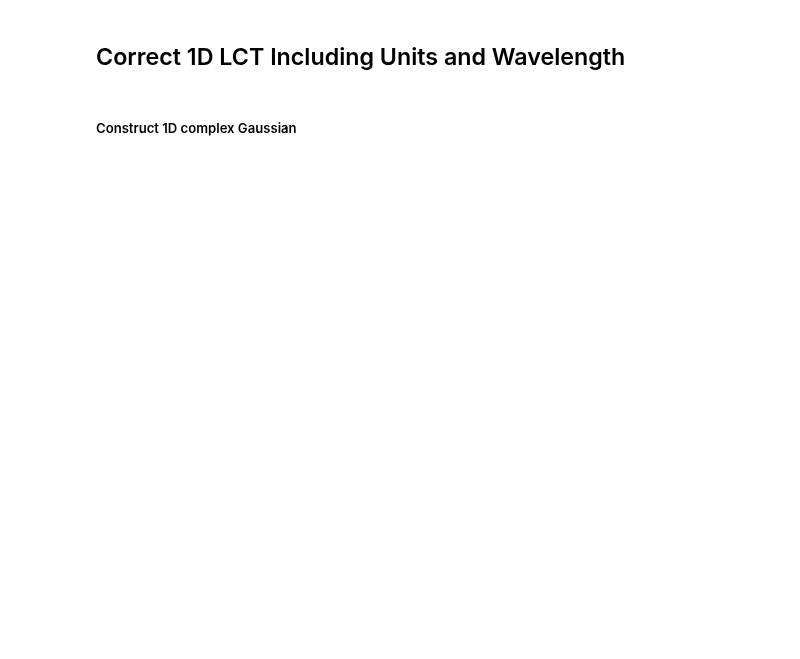
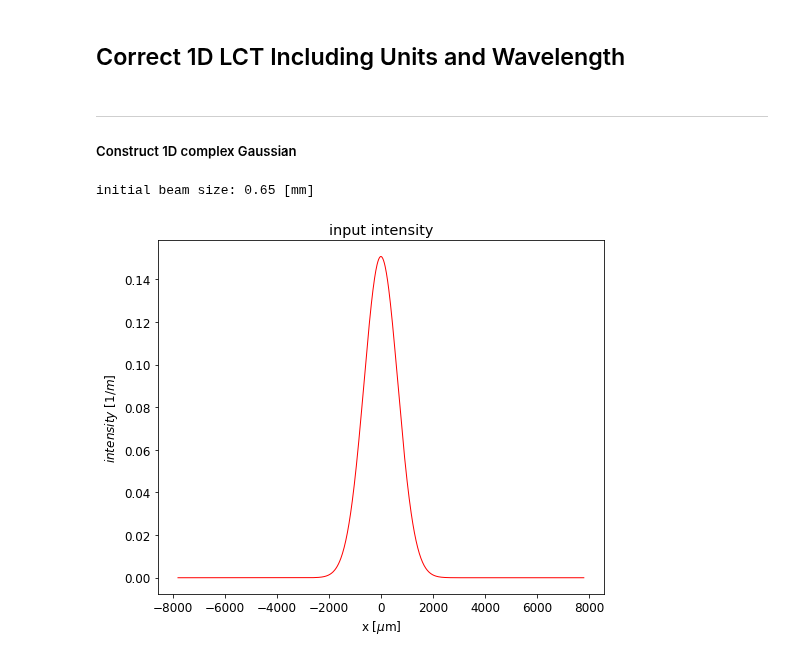
Before and after one commit to radiasoft/rslight, a Jupyter notebook: LCT/LCT_1d_units_wavelength01.ipynb, the cells around one changed output. Drawn from its saved outputs; the diff is of its cells as text; code cells hidden in the pictures; blank space fills up the shorter version.

```diff
--- a/LCT/LCT_1d_units_wavelength01.ipynb
+++ b/LCT/LCT_1d_units_wavelength01.ipynb
@@ -26,12 +27,14 @@ plt.rcParams['font.size'] = 12
 hfontLarge = {'fontname':'Latin Modern Roman', 'size' : 24, 'weight' : 'bold'}
 hfontMed = {'fontname':'Latin Modern Roman', 'size' : 15}
 # %% [markdown]
+***
 ##### Construct 1D complex Gaussian
 # %%
 phLambda = 0.8e-6               # wavelength [m]; 0.8e-6 m = 800 nm or wavelength of Ti-Sapphire laser
 k = 2 * np.pi / phLambda        # wave number
-sigmax_gsn_init = 1.3e-3 / 2    # RMS beam size for initial Gsn (w0/2)
-sigma_no_gsn_init = 6           # no. of sigmas for initial Gsn range
+sigmax_gsn_init = 1.3e-3 / 2    # RMS beam size for initial Gsn [m] (w0/2)
+print('initial beam size: %g [mm]' %(sigmax_gsn_init*1e3))
+sigma_no_gsn_init = 12          # no. of sigmas for initial Gsn range
 dist_waist = 0                  # distance from waist [m] (z in the notes)
 
 z_R = 4 * np.pi * sigmax_gsn_init**2 / phLambda    # Rayleigh range
@@ -39,9 +42,23 @@ q_gsn_init = dist_waist + 1j * z_R                 # complex beam parameter for
 
 # construct x value array for initial Gsn
 ranx_gsn_init = sigma_no_gsn_init * sigmax_gsn_init   # mesh range for initial Gsn
-nx_gsn_init = 100                                     # no. of mesh points for initial Gsn
-xvals_gsn_init = np.linspace(-sigma_no_gsn_init * sigmax_gsn_init, sigma_no_gsn_init * sigmax_gsn_init, nx_gsn_init)
+nx_gsn_init = 1e3                                     # no. of mesh points for initial Gsn
+xvals_gsn_init = np.linspace(-sigma_no_gsn_init * sigmax_gsn_init, sigma_no_gsn_init * sigmax_gsn_init, int(nx_gsn_init))
 
 # construct initial complex Gsn field
 E_field_gsn_init = (1 / np.sqrt(q_gsn_init)) * np.exp(-1j * k * np.square(xvals_gsn_init) / 2 / q_gsn_init)
+int_gsn_init = np.square(np.abs(E_field_gsn_init))
+# %% [output]
+initial beam size: 0.65 [mm]
+# %%
+# plot initial intensity
+fig = plt.figure(figsize=(8,6.5))
+ax = fig.gca()
+ax.plot(xvals_gsn_init*1e6, int_gsn_init,'r-', lw = 1)
+ax.set_xlabel(r'x [$\mu$m]')
+ax.set_ylabel(r'$intensity$ [$1/m$]')
+ax.set_title(r'input intensity')
+fig.show()
+# %% [output]
+[figure, added]
 # %%
```
Also changed, not shown: parts of 12 cells of this notebook.
